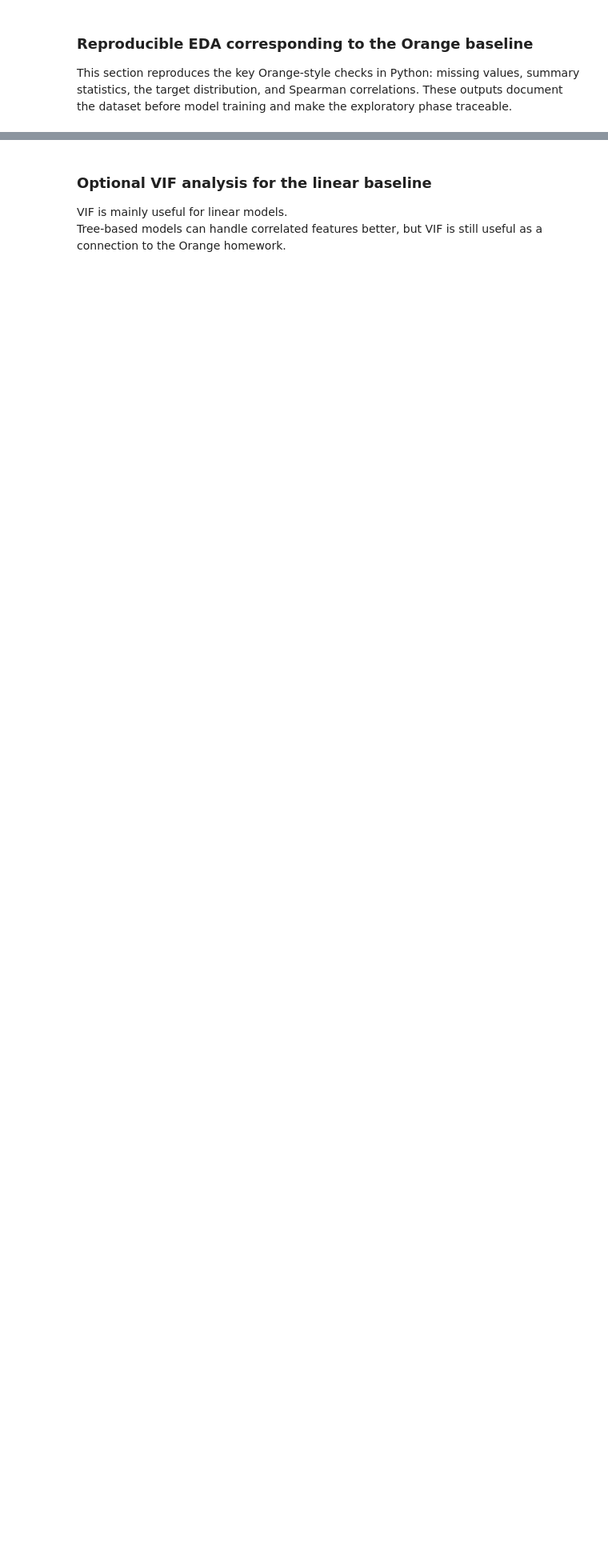
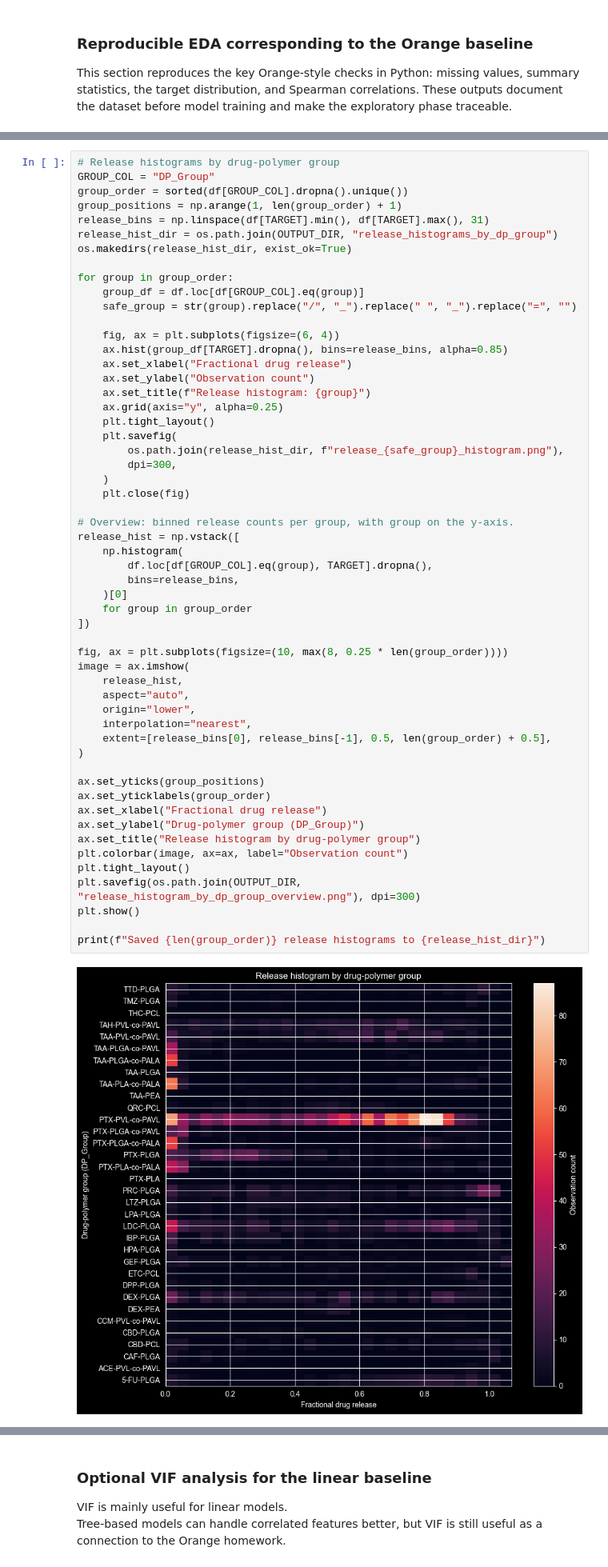
Before and after one commit to Helena94/adaprd, a Jupyter notebook: LAI_drug_release_project_notebook.ipynb, the cells around one changed output, grey strips where cells are left out. Shown at 80% size. Cells and saved outputs as stored; diff of their text form; blank space fills up the shorter version.

Commit message:
Saved histogram

```diff
--- a/LAI_drug_release_project_notebook.ipynb
+++ b/LAI_drug_release_project_notebook.ipynb
@@ -319,0 +303,57 @@ print(f"Saved {len(distribution_features)} feature distribution plots to {featur
+# %%
+# Release histograms by drug-polymer group
+GROUP_COL = "DP_Group"
+group_order = sorted(df[GROUP_COL].dropna().unique())
+group_positions = np.arange(1, len(group_order) + 1)
+release_bins = np.linspace(df[TARGET].min(), df[TARGET].max(), 31)
+release_hist_dir = os.path.join(OUTPUT_DIR, "release_histograms_by_dp_group")
+os.makedirs(release_hist_dir, exist_ok=True)
+
+for group in group_order:
+    group_df = df.loc[df[GROUP_COL].eq(group)]
+    safe_group = str(group).replace("/", "_").replace(" ", "_").replace("=", "")
+
+    fig, ax = plt.subplots(figsize=(6, 4))
+    ax.hist(group_df[TARGET].dropna(), bins=release_bins, alpha=0.85)
+    ax.set_xlabel("Fractional drug release")
+    ax.set_ylabel("Observation count")
+    ax.set_title(f"Release histogram: {group}")
+    ax.grid(axis="y", alpha=0.25)
+    plt.tight_layout()
+    plt.savefig(
+        os.path.join(release_hist_dir, f"release_{safe_group}_histogram.png"),
+        dpi=300,
+    )
+    plt.close(fig)
+
+# Overview: binned release counts per group, with group on the y-axis.
+release_hist = np.vstack([
+    np.histogram(
+        df.loc[df[GROUP_COL].eq(group), TARGET].dropna(),
+        bins=release_bins,
+    )[0]
+    for group in group_order
+])
+
+fig, ax = plt.subplots(figsize=(10, max(8, 0.25 * len(group_order))))
+image = ax.imshow(
+    release_hist,
+    aspect="auto",
+    origin="lower",
+    interpolation="nearest",
+    extent=[release_bins[0], release_bins[-1], 0.5, len(group_order) + 0.5],
+)
+
+ax.set_yticks(group_positions)
+ax.set_yticklabels(group_order)
+ax.set_xlabel("Fractional drug release")
+ax.set_ylabel("Drug-polymer group (DP_Group)")
+ax.set_title("Release histogram by drug-polymer group")
+plt.colorbar(image, ax=ax, label="Observation count")
+plt.tight_layout()
+plt.savefig(os.path.join(OUTPUT_DIR, "release_histogram_by_dp_group_overview.png"), dpi=300)
+plt.show()
+
+print(f"Saved {len(group_order)} release histograms to {release_hist_dir}")
+# %% [output]
+[figure, added]
```
Also changed, not shown: parts of 4 cells of this notebook.
